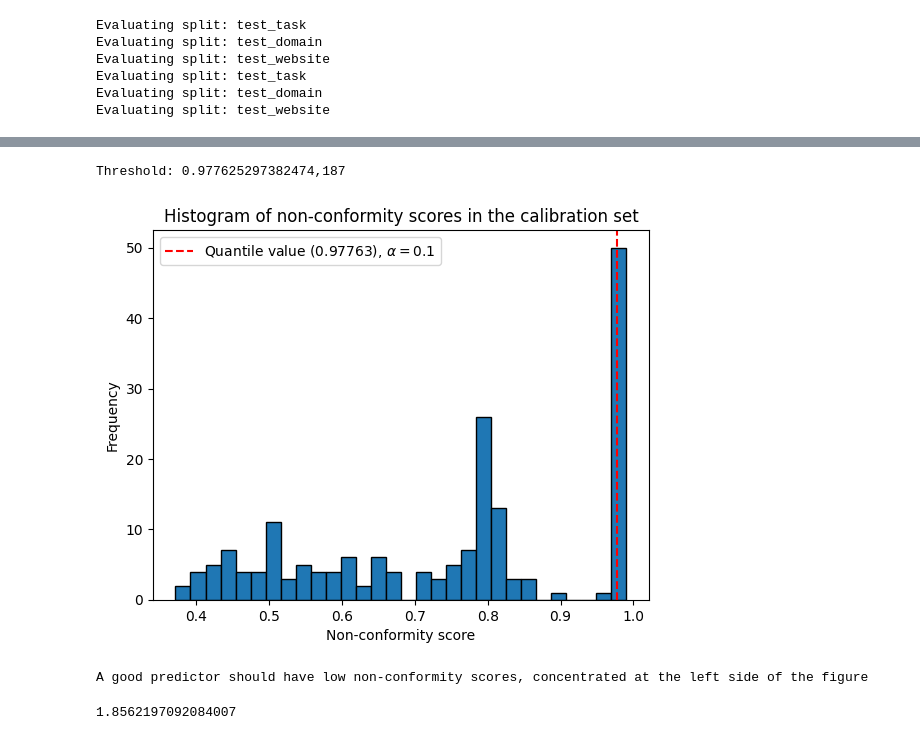
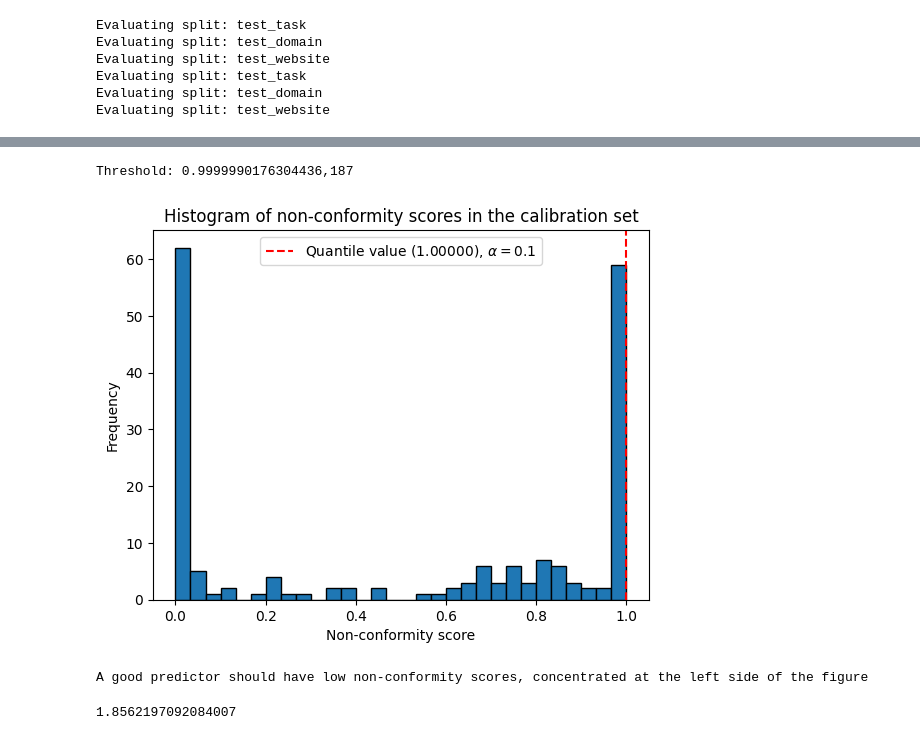
Before and after one commit to amitxy/Robots-That-Ask-For-Help-Over-The-Horizon, a Jupyter notebook: risk.ipynb, the cells around one changed output, grey strips where cells are left out. Cells and saved outputs as stored; diff of their text form; code cells hidden in the pictures.

```diff
--- a/risk.ipynb
+++ b/risk.ipynb
@@ -195,19 +218,19 @@ Evaluating split: test_website
 # %%
 # results
 cal_df = pd.read_pickle('results/crc/cal/cal_0.pkl')
 pen_df = pd.read_pickle('results/crc/pen/pen_0.pkl')
 test_df = pd.read_pickle('results/crc/test/test_0.pkl')
 
-cal_df = utils.helpers.add_eval_columns(cal_df, logits_temp=6, to_save=False)
+cal_df = utils.helpers.add_eval_columns(cal_df, logits_temp=1, to_save=False)
 
 threshold = get_threshold(cal_df, alpha=0.1)
 cal_grouped = cal_df.groupby('annotation_id')
 score_per_group = 1 - cal_grouped['target_prob'].min()
 print(f'Threshold: {threshold},{len(score_per_group)}')
 utils.plot.nonconformity_histogram(score_per_group, threshold=threshold)
 # %% [output]
-Threshold: 0.977625297382474,187
+Threshold: 0.9999990176304436,187
-[figure, old version]
+[figure, new version]
 A good predictor should have low non-conformity scores, concentrated at the left side of the figure
 # %%
 test_df = utils.helpers.add_eval_columns(test_df, threshold=threshold, logits_temp=1, to_save=False)
```
Also changed, not shown: parts of 4 cells of this notebook, 1 other file.
